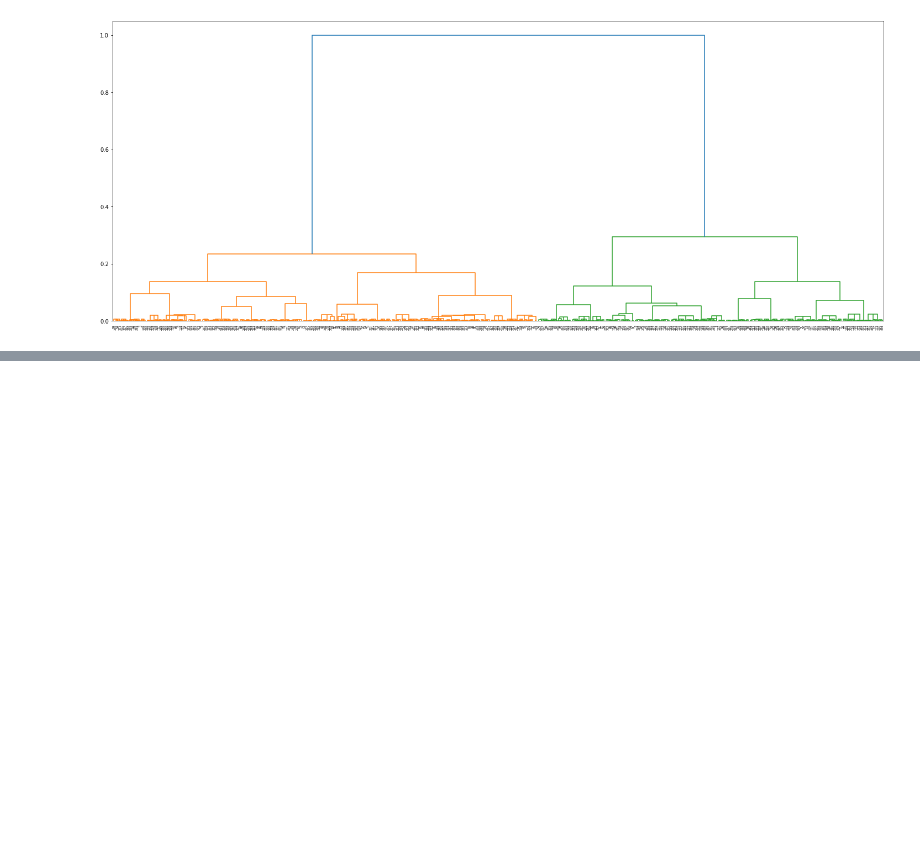
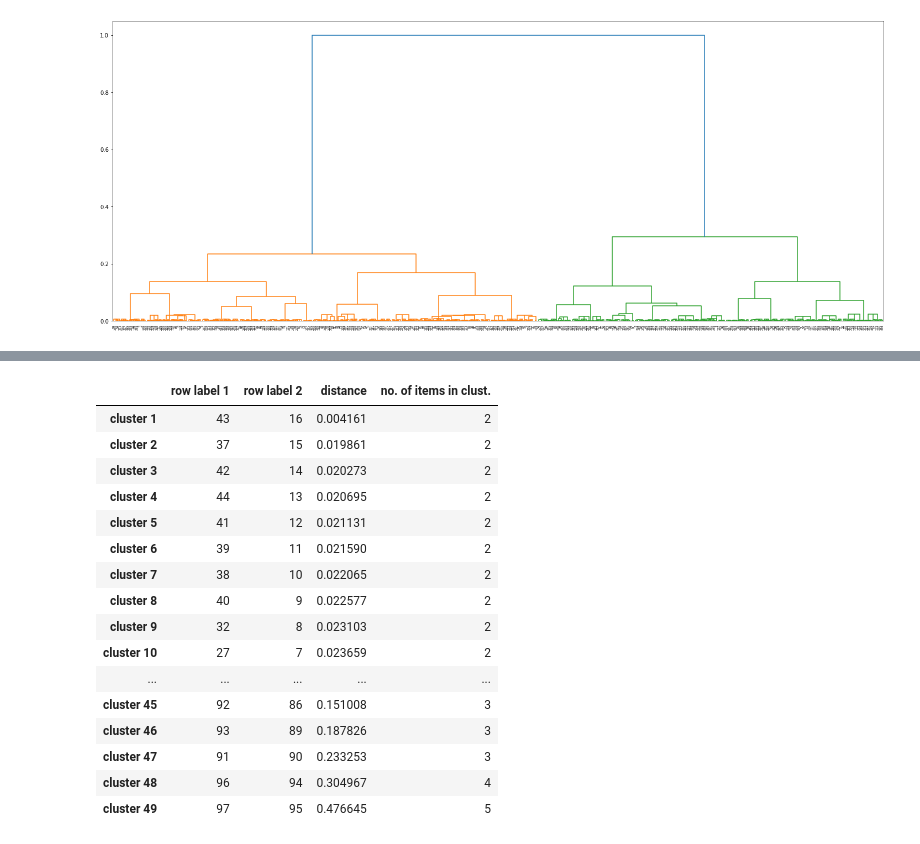
Before and after one commit to PrayashJoshi/USA-States-Sustainability-FuzzyEnsemble, a Jupyter notebook: src/model/dummy_dendrogram/dendrogram_model.ipynb, the cells around one changed output, grey strips where cells are left out. Drawn from its saved outputs; the diff is of its cells as text; code cells hidden in the pictures; blank space fills up the shorter version.

```diff
--- a/src/model/dummy_dendrogram/dendrogram_model.ipynb
+++ b/src/model/dummy_dendrogram/dendrogram_model.ipynb
@@ -518,0 +653,23 @@ plt.show()
+# %%
+tpd = pd.DataFrame(fuzzy_linkage,
+             columns=['row label 1', 'row label 2', 'distance', 'no. of items in clust.'],
+             index=['cluster %d' %(i+1) for i in range(len(fuzzy_linkage))])
+tpd
+# %% [output]
+|  | row label 1 | row label 2 | distance | no. of items in clust. |
+| cluster 1 | 43 | 16 | 0.004161 | 2 |
+| cluster 2 | 37 | 15 | 0.019861 | 2 |
+| cluster 3 | 42 | 14 | 0.020273 | 2 |
+| cluster 4 | 44 | 13 | 0.020695 | 2 |
+| cluster 5 | 41 | 12 | 0.021131 | 2 |
+| cluster 6 | 39 | 11 | 0.021590 | 2 |
+| cluster 7 | 38 | 10 | 0.022065 | 2 |
+| cluster 8 | 40 | 9 | 0.022577 | 2 |
+| cluster 9 | 32 | 8 | 0.023103 | 2 |
+| cluster 10 | 27 | 7 | 0.023659 | 2 |
+| ... | ... | ... | ... | ... |
+| cluster 45 | 92 | 86 | 0.151008 | 3 |
+| cluster 46 | 93 | 89 | 0.187826 | 3 |
+| cluster 47 | 91 | 90 | 0.233253 | 3 |
+| cluster 48 | 96 | 94 | 0.304967 | 4 |
+| cluster 49 | 97 | 95 | 0.476645 | 5 |
```
Also changed, not shown: parts of 12 cells of this notebook.
